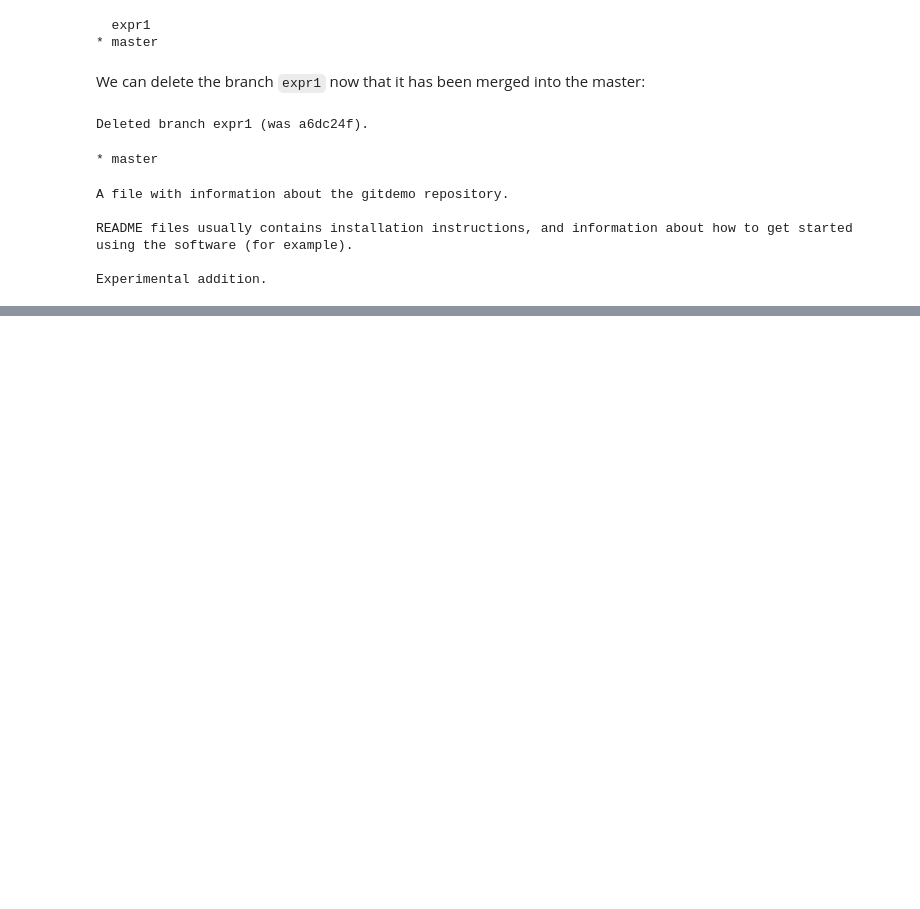
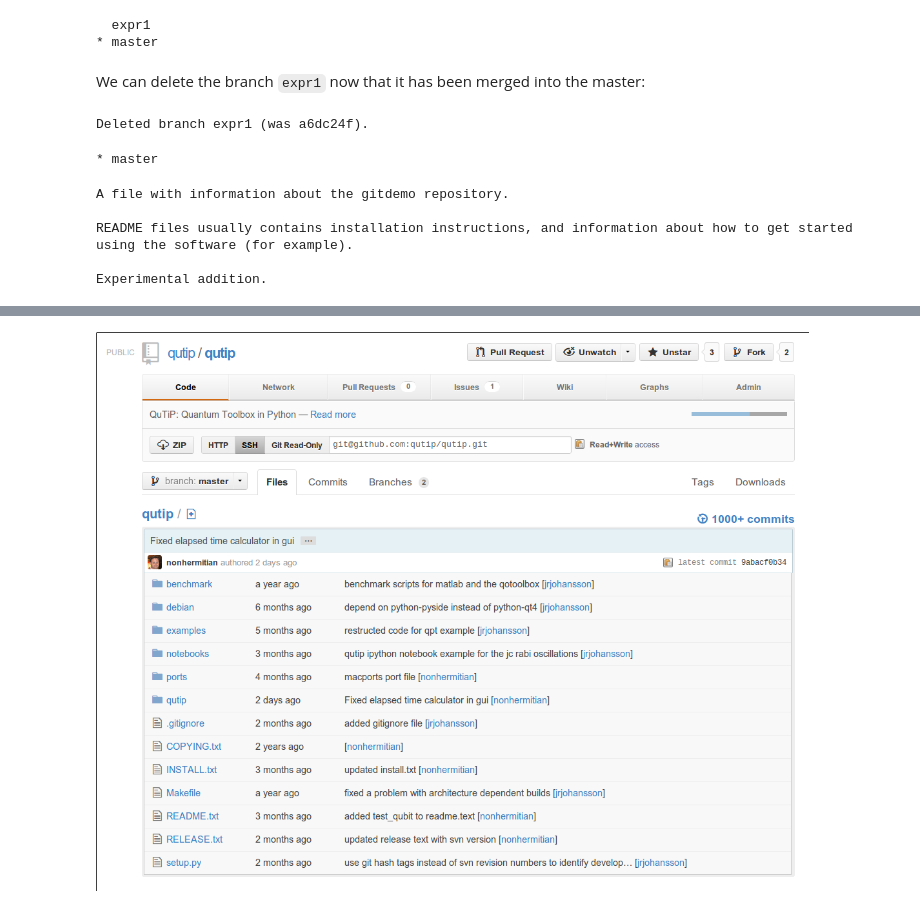
Before and after one commit to jrjohansson/scientific-python-lectures, a Jupyter notebook: Lecture-7-Revision-Control-Software.ipynb, the cells around one changed output, grey strips where cells are left out. Saved outputs shown, nothing was run; the diff lists cells and outputs as text; code cells hidden in the pictures; blank space fills up the shorter version.

```diff
--- a/Lecture-7-Revision-Control-Software.ipynb
+++ b/Lecture-7-Revision-Control-Software.ipynb
@@ -543,0 +611,4 @@ git: 'origin' is not a git command. See 'git --help'.
+# %%
+Image(filename='images/github-project-page.png')
+# %% [output]
+[figure, added]
```
Also changed, not shown: parts of 16 cells of this notebook, 3 other files.
